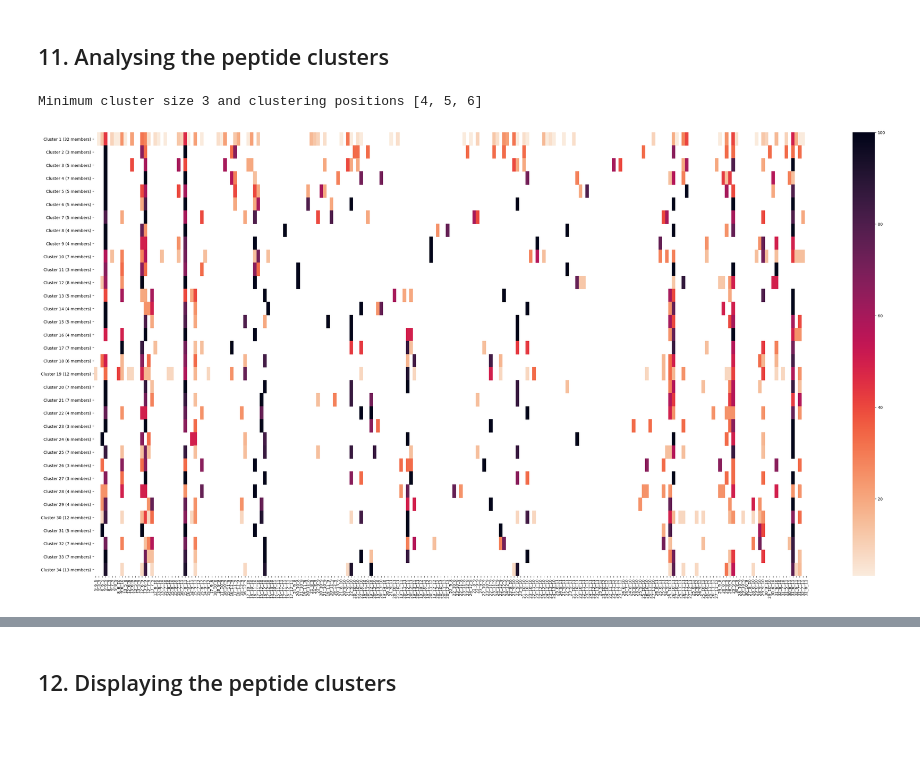
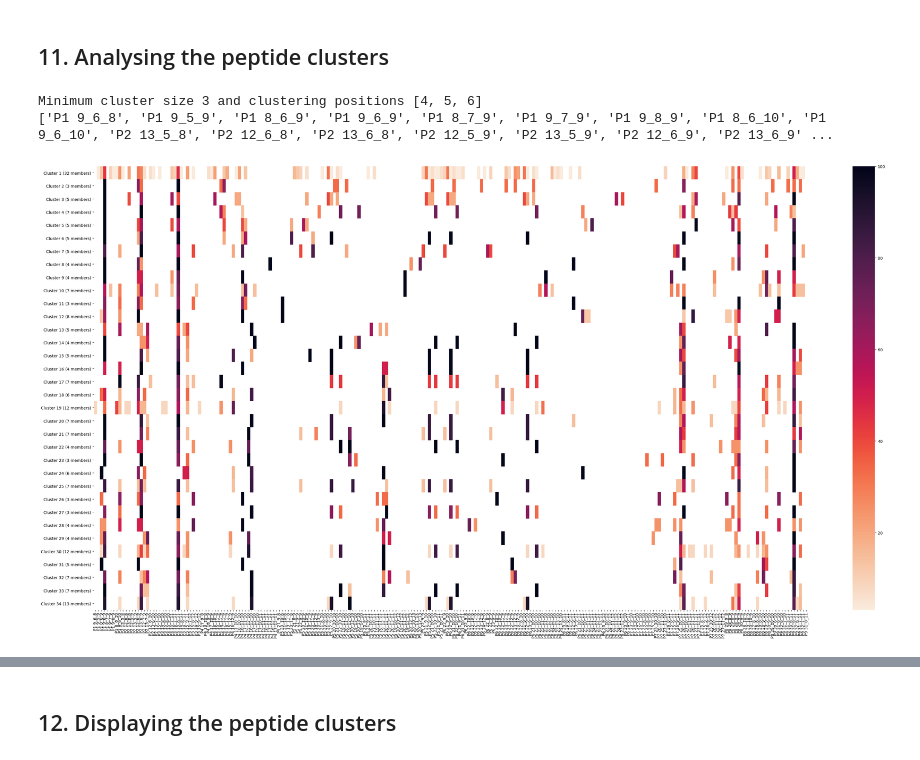
Before and after one commit to histofyi/voxels, a Jupyter notebook: Voxel generation and analysis.ipynb, the cells around one changed output, grey strips where cells are left out. Saved outputs shown, nothing was run; the diff lists cells and outputs as text; code cells hidden in the pictures; blank space fills up the shorter version.

```diff
--- a/Voxel generation and analysis.ipynb
+++ b/Voxel generation and analysis.ipynb
@@ -366,14 +366,14 @@ for position in position_voxel_collection:
 
     used_voxel_count = [position_voxel_collection[position][voxel_name]['count']/structure_count * 100 for voxel_name in position_voxel_names]
 
-    plt.figure(figsize=(20, 5))
-    plt.bar(position_voxel_names, used_voxel_count, color='tab:blue')
+    plt.figure(figsize=(5, 0.5 * len(used_voxel_count)))
+    plt.barh(position_voxel_names, used_voxel_count, color='tab:blue')
 
     plt.title(f"Voxels used for Position {position}")
-    plt.xlabel("Voxel name")
-    plt.ylabel("Percentage of structures with occupancy in a specific voxel")
-    plt.gca().yaxis.set_major_formatter(plt.FuncFormatter('{:.0f}%'.format))
-    plt.ylim(0, 100)
+    plt.ylabel("Voxel name")
+    plt.xlabel("Percentage of structures with occupancy in a specific voxel")
+    plt.gca().xaxis.set_major_formatter(plt.FuncFormatter('{:.0f}%'.format))
+    plt.xlim(0, 100)
     plt.xticks(rotation=90)
 
     plt.show()
@@ -718,35 +718,56 @@ clustering_positions_string = '_'.join([str(position) for position in clustering
 
 
 all_clusters_used_voxels = []
+
+ordered_position_voxels = {}
+
+for voxel in all_used_voxels:
+    for position in position_voxel_collection:
+        if not position in ordered_position_voxels:
+            ordered_position_voxels[position] = []
+        if voxel in position_voxel_collection[position]:
+            ordered_position_voxels[position].append(voxel)
+
+x_labels = []
+ordered_voxel_list = []
+for position in ordered_position_voxels:
+    for voxel in ordered_position_voxels[position]:
+        x_labels.append(f"P{position} {voxel}")
+        ordered_voxel_list.append(voxel)
+
+print (x_labels)
+
+
 for cluster_number in clustering_collection['clusters'][clustering_positions_string]['clusters']:
     cluster = clustering_collection['clusters'][clustering_positions_string]['clusters'][cluster_number]
     cluster_size = len(cluster)
     cluster_voxels = {}
 
     for member in cluster:
         for voxel in used_voxel_collection[member]:
             if voxel not in cluster_voxels:
                 cluster_voxels[voxel] = 0
             cluster_voxels[voxel] += 1
 
     cluster_used_voxels = []
-    for voxel in all_used_voxels:
+    for voxel in ordered_voxel_list:
         if voxel not in cluster_voxels:
             cluster_used_voxels.append(np.nan)
         else:
             cluster_used_voxels.append(round(cluster_voxels[voxel] / cluster_size * 100, 2))
     all_clusters_used_voxels.append(cluster_used_voxels)
 
 y_labels = [f"Cluster {cluster_number} ({len(clustering_collection['clusters'][clustering_positions_string]['clusters'][cluster_number])} members)" for cluster_number in clustering_collection['clusters'][clustering_positions_string]['clusters']]
-x_labels = all_used_voxels
+
 
 
 import seaborn as sns
 
 fig, ax = plt.subplots(figsize=(40,20))
 cmap = sns.cm.rocket_r
 hm = sns.heatmap(data = all_clusters_used_voxels, cmap=cmap, ax=ax, xticklabels=x_labels, yticklabels=y_labels)
 plt.show()
 # %% [output]
 Minimum cluster size 3 and clustering positions [4, 5, 6]
+['P1 9_6_8', 'P1 9_5_9', 'P1 8_6_9', 'P1 9_6_9', 'P1 8_7_9', 'P1 9_7_9', 'P1 9_8_9', 'P1 8_6_10', 'P1 9_6_10', 'P2 13_5_8', 'P2 12_6_8', 'P2 13_6_8', 'P2 12_5_9', 'P2 13_5_9', 'P2 12_6_9', 'P2 13_6_9' ...
-[figure, old version]
+[figure, new version]
```
Also changed, not shown: parts of 2 cells of this notebook.
